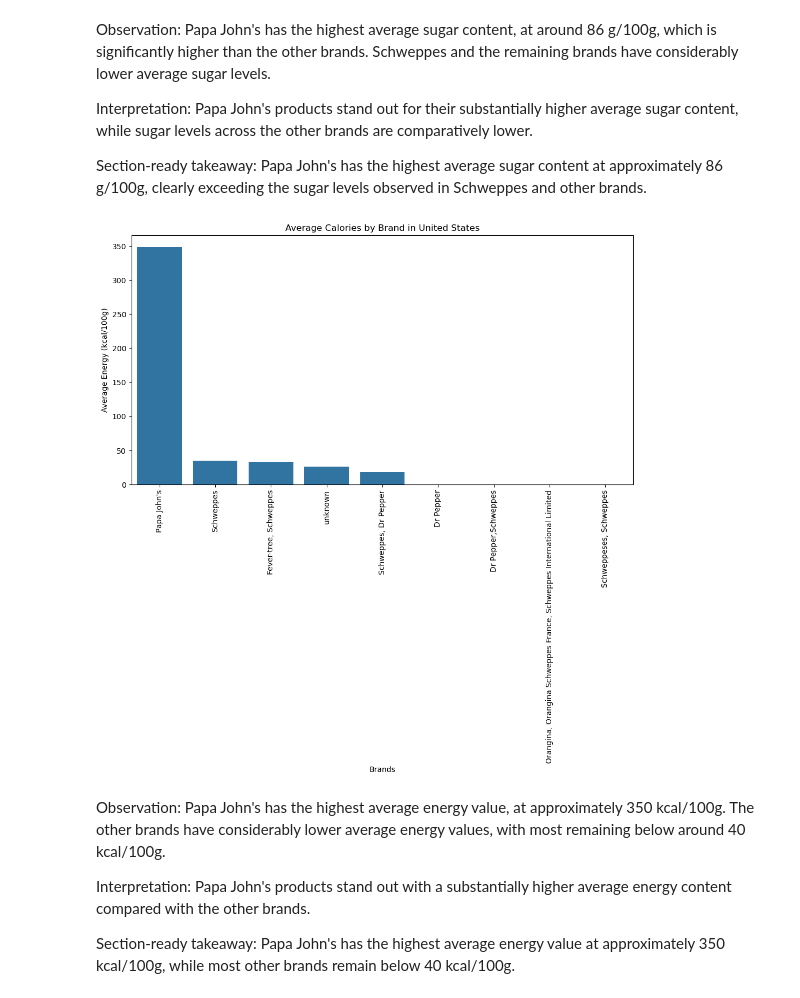
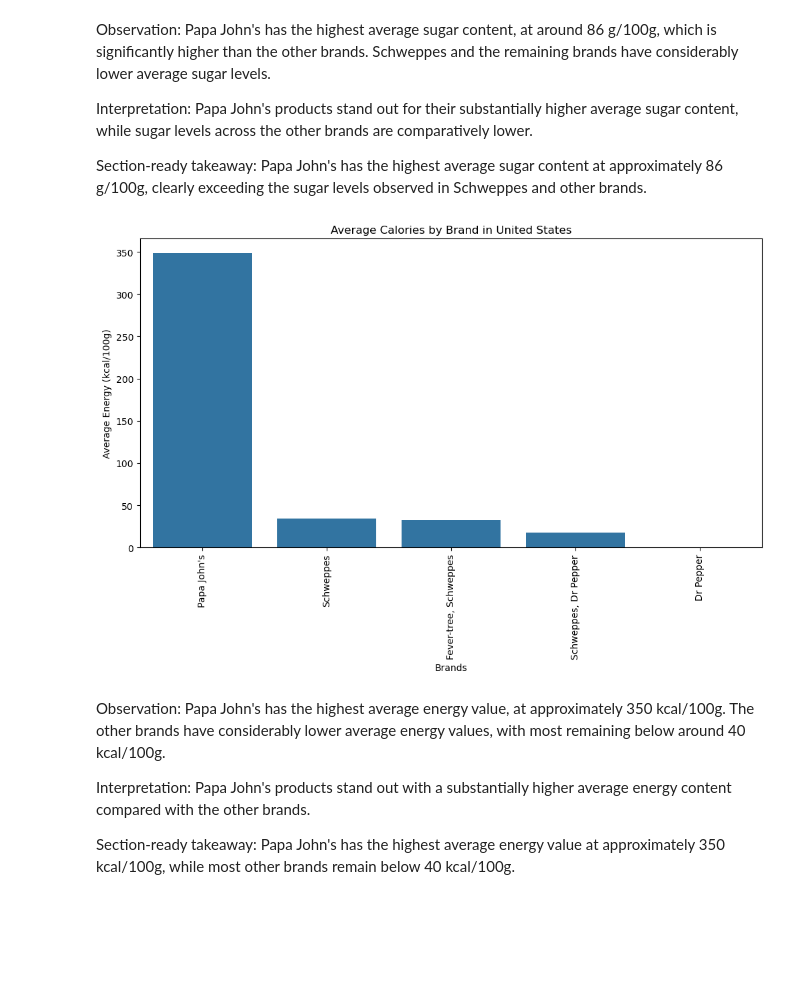
Before and after one commit to Codon-s/cpg-product-intelligence, a Jupyter notebook: RY-Schweppes-analysis.ipynb, the cells around one changed output. Cells and saved outputs as stored; diff of their text form; code cells hidden in the pictures; blank space fills up the shorter version.

```diff
--- a/RY-Schweppes-analysis.ipynb
+++ b/RY-Schweppes-analysis.ipynb
@@ -957,22 +973,25 @@ Interpretation: Papa John's products stand out for their substantially higher av
 Section-ready takeaway: Papa John's has the highest average sugar content at approximately 86 g/100g, clearly exceeding the sugar levels observed in Schweppes and other brands.
 # %%
 avg_calories = (
-    us_df.groupby('brands')['nutriments.energy-kcal_100g']
+    us_df[us_df['brands'].astype(str).str.lower() != 'unknown']
+    .groupby('brands')['nutriments.energy-kcal_100g']
     .mean()
     .sort_values(ascending=False)
-    .head(15)
+    .head(5)
 )
 
 plt.figure(figsize=(12,6))
+
 sb.barplot(x=avg_calories.index, y=avg_calories.values)
 
 plt.xticks(rotation=90)
 plt.xlabel("Brands")
 plt.ylabel("Average Energy (kcal/100g)")
 plt.title("Average Calories by Brand in United States")
+
 plt.show()
 # %% [output]
-[figure, old version]
+[figure, new version]
 # %% [markdown]
 Observation: Papa John's has the highest average energy value, at approximately 350 kcal/100g. The other brands have considerably lower average energy values, with most remaining below around 40 kcal/100g.
 
```
Also changed, not shown: parts of 44 cells of this notebook.
